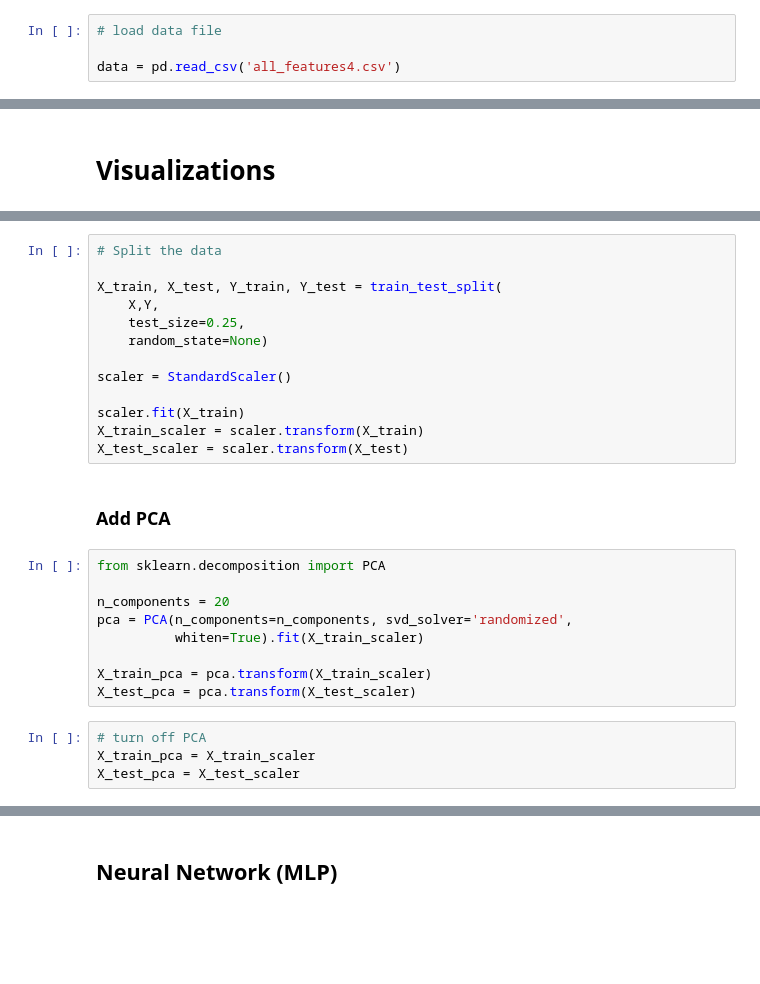
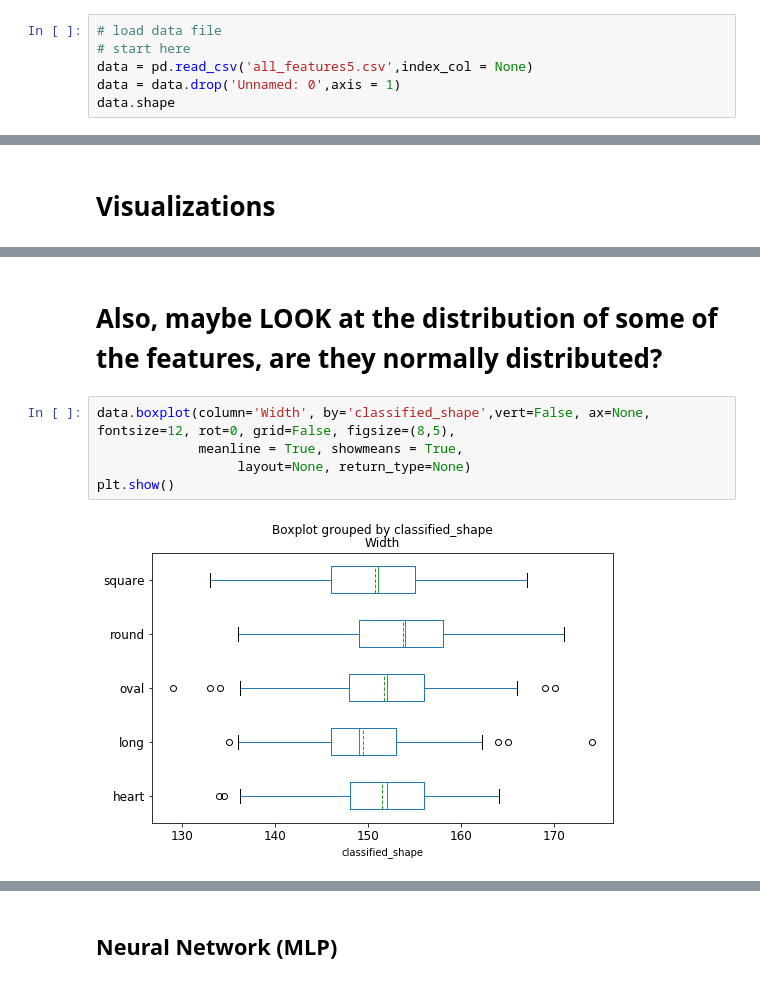
Before and after one commit to marnieboyer/Thinkful, a Jupyter notebook: Final Capstone/main v2.ipynb, the cells around one changed output, grey strips where cells are left out. Saved outputs shown, nothing was run; the diff lists cells and outputs as text; blank space fills up the shorter version.

```diff
--- a/Final Capstone/main v2.ipynb
+++ b/Final Capstone/main v2.ipynb
@@ -116,4 +201,6 @@ data.to_csv('all_features4.csv')
 # %%
 # load data file
-
-data = pd.read_csv('all_features4.csv')
+# start here
+data = pd.read_csv('all_features5.csv',index_col = None)
+data = data.drop('Unnamed: 0',axis = 1)
+data.shape
@@ -179,28 +211,9 @@ Y = data_clean['classified_shape']
-# %%
-# Split the data
-
-X_train, X_test, Y_train, Y_test = train_test_split(
-    X,Y,
-    test_size=0.25,
-    random_state=None)
-
-scaler = StandardScaler()
-
-scaler.fit(X_train)
-X_train_scaler = scaler.transform(X_train)
-X_test_scaler = scaler.transform(X_test)
-# %% [markdown]
-### Add PCA
-# %%
-from sklearn.decomposition import PCA
-
-n_components = 20
-pca = PCA(n_components=n_components, svd_solver='randomized',
-          whiten=True).fit(X_train_scaler)
-
-X_train_pca = pca.transform(X_train_scaler)
-X_test_pca = pca.transform(X_test_scaler)
-# %%
-# turn off PCA
-X_train_pca = X_train_scaler
-X_test_pca = X_test_scaler
+# %% [markdown]
+# Also, maybe LOOK at the distribution of some of the features, are they normally distributed?
+# %%
+data.boxplot(column='Width', by='classified_shape',vert=False, ax=None, fontsize=12, rot=0, grid=False, figsize=(8,5),
+             meanline = True, showmeans = True,
+                  layout=None, return_type=None)
+plt.show()
+# %% [output]
+[figure, added]
```
Also changed, not shown: parts of 92 cells of this notebook, 3 other files.
